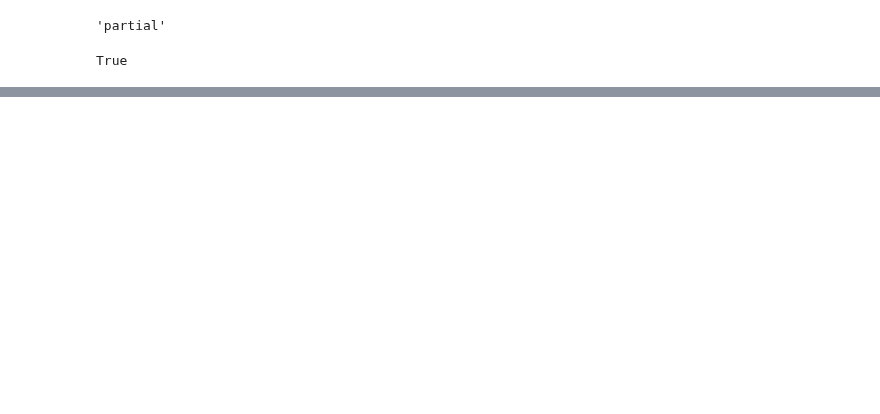
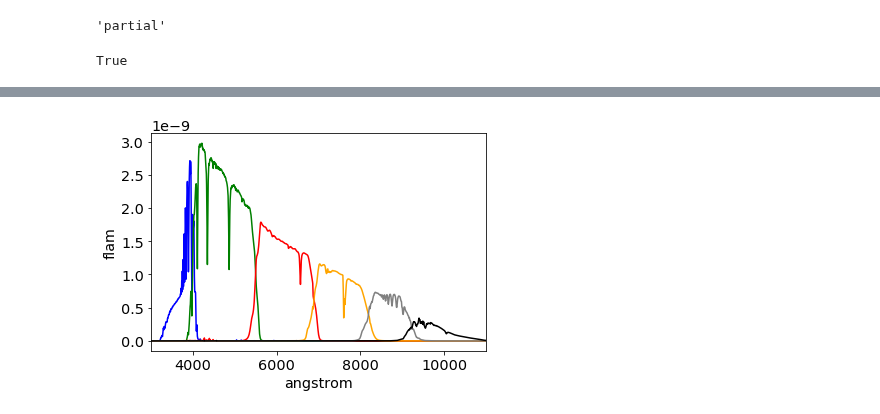
Before and after one commit to sylvielsstfr/PC5AtmStudies, a Jupyter notebook: PySynPhot/BandPass/LSSTPassBand.ipynb, the cells around one changed output, grey strips where cells are left out. Cells and saved outputs as stored; diff of their text form; code cells hidden in the pictures; blank space fills up the shorter version.

```diff
--- a/PySynPhot/BandPass/LSSTPassBand.ipynb
+++ b/PySynPhot/BandPass/LSSTPassBand.ipynb
@@ -114,0 +158,7 @@ plt.legend([bp_u_atm.name, bp_g_atm.name,bp_r_atm.name, bp_i_atm.name,bp_z_atm.n
+# %%
+obs_u = S.Observation(S.Vega,bp_u_atm)
+obs_g = S.Observation(S.Vega,bp_g_atm)
+obs_r = S.Observation(S.Vega,bp_r_atm)
+obs_i = S.Observation(S.Vega,bp_i_atm)
+obs_z = S.Observation(S.Vega,bp_z_atm)
+obs_y4 = S.Observation(S.Vega,bp_y4_atm)
@@ -114,0 +172,16 @@ plt.legend([bp_u_atm.name, bp_g_atm.name,bp_r_atm.name, bp_i_atm.name,bp_z_atm.n
+# %%
+obs_u.primary_area=S.primary_area
+obs_u.binning=S.binning
+# %%
+plt.plot(obs_u.wave,obs_u.flux,'b')
+plt.plot(obs_g.wave,obs_g.flux,'g')
+plt.plot(obs_r.wave,obs_r.flux,'r')
+plt.plot(obs_i.wave,obs_i.flux,color='orange')
+plt.plot(obs_z.wave,obs_z.flux,color='grey')
+plt.plot(obs_y4.wave,obs_y4.flux,'k')
+plt.xlim(3000.,11000)
+plt.xlabel(obs_u.waveunits)
+plt.ylabel(obs_u.fluxunits)
+#plt.title(S.Vega.name)
+print obs_u.name
+# %% [output]
@@ -114,0 +189 @@ plt.legend([bp_u_atm.name, bp_g_atm.name,bp_r_atm.name, bp_i_atm.name,bp_z_atm.n
+[figure, added]
```
Also changed, not shown: parts of 31 cells of this notebook.
